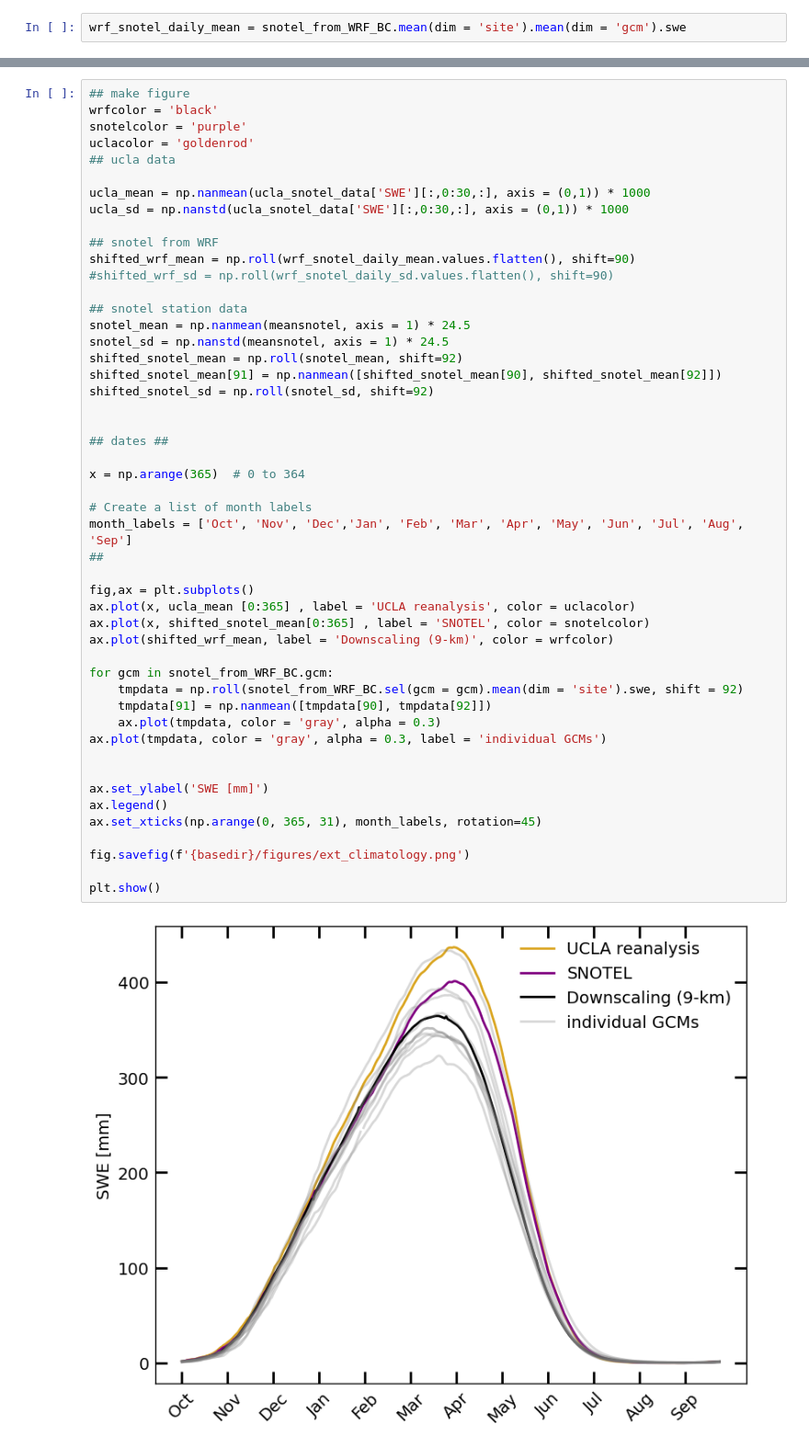
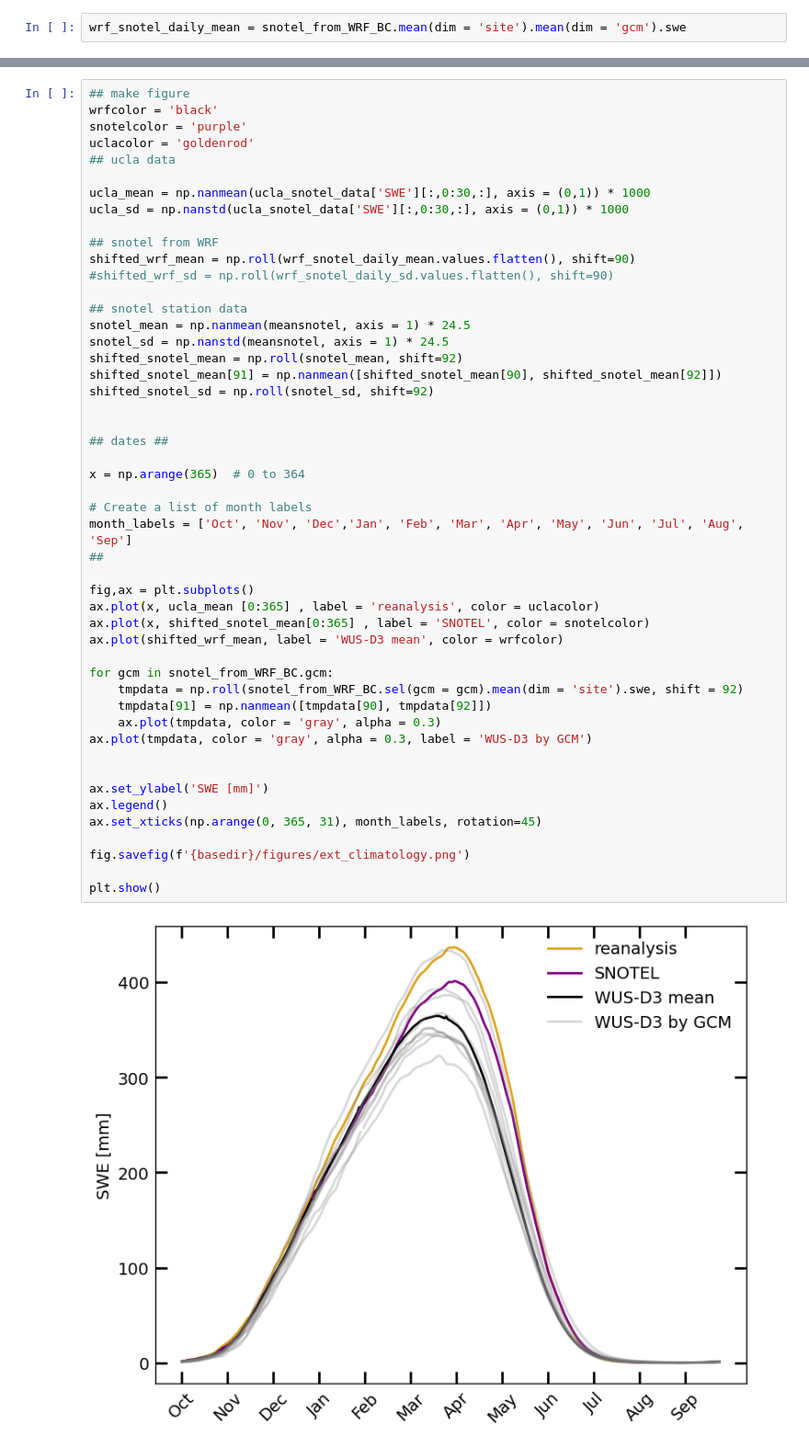
Before and after one commit to mariannecowherd/resilient-snowpack-estimation, a Jupyter notebook: code/ext_climatology.ipynb, the cells around one changed output, grey strips where cells are left out. Shown: that part at 92% size. Cells and saved outputs as stored; diff of their text form.

```diff
--- a/code/ext_climatology.ipynb
+++ b/code/ext_climatology.ipynb
@@ -114,34 +114,34 @@ snotel_sd = np.nanstd(meansnotel, axis = 1) * 24.5
 shifted_snotel_mean = np.roll(snotel_mean, shift=92)
 shifted_snotel_mean[91] = np.nanmean([shifted_snotel_mean[90], shifted_snotel_mean[92]])
 shifted_snotel_sd = np.roll(snotel_sd, shift=92)
 
 
 ## dates ##
 
 x = np.arange(365)  # 0 to 364
 
 # Create a list of month labels
 month_labels = ['Oct', 'Nov', 'Dec','Jan', 'Feb', 'Mar', 'Apr', 'May', 'Jun', 'Jul', 'Aug', 'Sep']
 ##
 
 fig,ax = plt.subplots()
-ax.plot(x, ucla_mean [0:365] , label = 'UCLA reanalysis', color = uclacolor)
+ax.plot(x, ucla_mean [0:365] , label = 'reanalysis', color = uclacolor)
 ax.plot(x, shifted_snotel_mean[0:365] , label = 'SNOTEL', color = snotelcolor)
-ax.plot(shifted_wrf_mean, label = 'Downscaling (9-km)', color = wrfcolor)
+ax.plot(shifted_wrf_mean, label = 'WUS-D3 mean', color = wrfcolor)
 
 for gcm in snotel_from_WRF_BC.gcm:
     tmpdata = np.roll(snotel_from_WRF_BC.sel(gcm = gcm).mean(dim = 'site').swe, shift = 92)
     tmpdata[91] = np.nanmean([tmpdata[90], tmpdata[92]])
     ax.plot(tmpdata, color = 'gray', alpha = 0.3)
-ax.plot(tmpdata, color = 'gray', alpha = 0.3, label = 'individual GCMs')
+ax.plot(tmpdata, color = 'gray', alpha = 0.3, label = 'WUS-D3 by GCM')
 
 
 ax.set_ylabel('SWE [mm]')
 ax.legend()
 ax.set_xticks(np.arange(0, 365, 31), month_labels, rotation=45)
 
 fig.savefig(f'{basedir}/figures/ext_climatology.png')
 
 plt.show()
 # %% [output]
-[figure, old version]
+[figure, new version]
```
Also changed, not shown: 9 other files.
